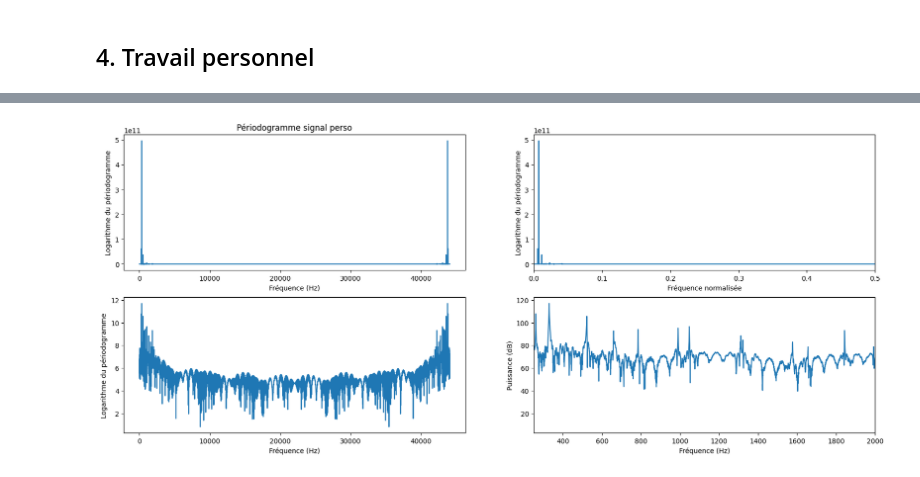
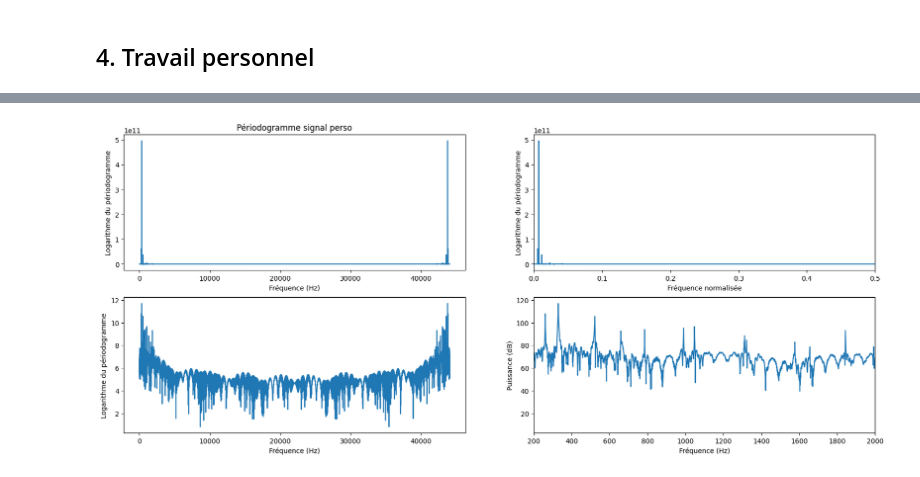
Before and after one commit to baptistejouin/IMACS3-TS-FFT, a Jupyter notebook: TP_FFT.ipynb, the cells around one changed output, grey strips where cells are left out. Saved outputs shown, nothing was run; the diff lists cells and outputs as text; code cells hidden in the pictures.

```diff
--- a/TP_FFT.ipynb
+++ b/TP_FFT.ipynb
@@ -317,32 +327,32 @@ fft_signal3 = fft(signal3)
 freq3=np.arange(0,N3)/N3
 I3 = np.abs(fft_signal3) ** 2 / N3
 freq_normalisee3 = (freq3 - np.min(freq3)) / (np.max(freq3) - np.min(freq3))
 
 plt.figure(10,figsize=(20,8))
 plt.subplot(221)
 plt.plot(freq3*Fe2, I3)
 plt.xlabel('Fréquence (Hz)')
 plt.ylabel('Logarithme du périodogramme')
 plt.title('Périodogramme signal perso')
 
 plt.subplot(222)
 plt.plot(freq_normalisee3, I3)
 plt.xlim(0, 0.5)
 plt.xlabel('Fréquence normalisée')
 plt.ylabel('Logarithme du périodogramme')
 
 plt.subplot(223)
 plt.plot(freq3*Fe2, np.log10(I3))
 plt.xlabel('Fréquence (Hz)')
 plt.ylabel('Logarithme du périodogramme')
 
 I4 = 10*np.log10(I3)
 
 plt.subplot(224)
 plt.plot(freq3*Fe2, I4)
-plt.xlim(250, 2000)
+plt.xlim(200,2000)
 plt.xlabel('Fréquence (Hz)')
 plt.ylabel('Puissance (dB)')
 plt.show()
 # %% [output]
-[figure, old version]
+[figure, new version]
```
Also changed, not shown: parts of 4 cells of this notebook.
